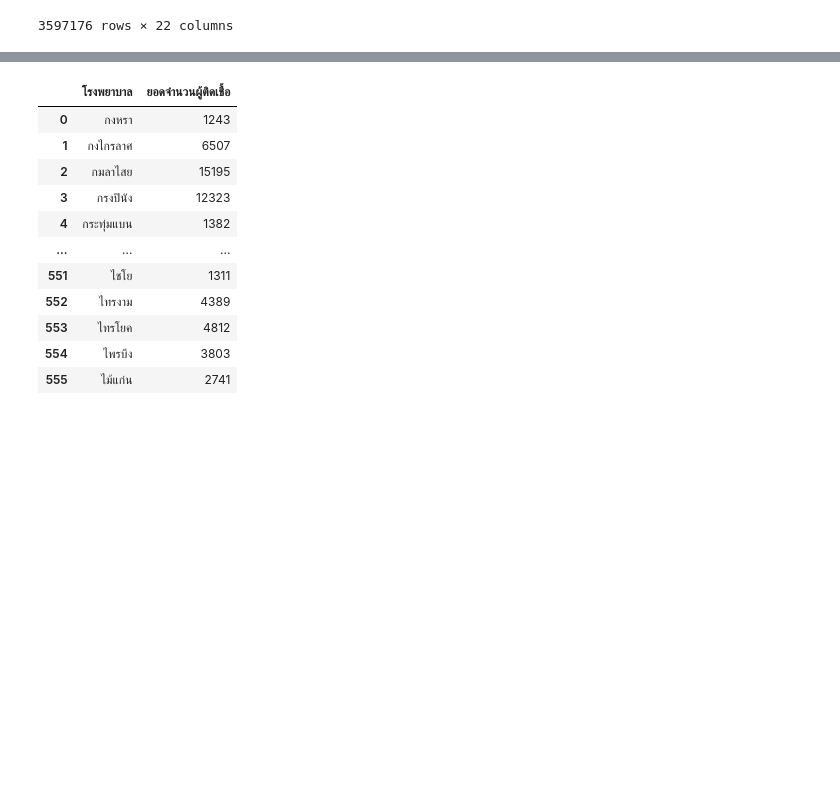
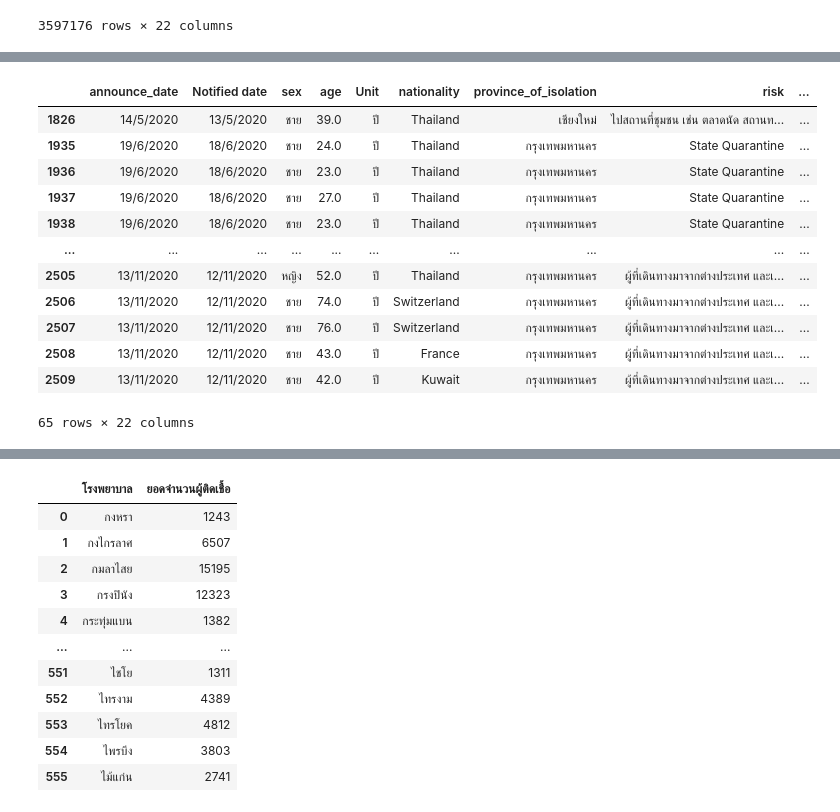
Before and after one commit to Umaporn19/data_viz_2022, a Jupyter notebook: Project_Dataviz.ipynb, the cells around one changed output, grey strips where cells are left out. Drawn from its saved outputs; the diff is of its cells as text; code cells hidden in the pictures; blank space fills up the shorter version.

```diff
--- a/Project_Dataviz.ipynb
+++ b/Project_Dataviz.ipynb
@@ -876,3 +876,12 @@ data_project  #แสดงค่า
 data_project.to_csv('data_project')
 # %%
 data_project.to_csv(os.path.join(path,'data_project.to_csv'))
+# %%
+year0=list()
+for each_row in data_project.iterrows():
+    if each_row[1]['announce_date'].split('/')[2] == '2020':
+        year0.append(True)
+    else:
+        year0.append(False)
+
+data_project[year0].head()
@@ -878,0 +896,16 @@ data_project.to_csv(os.path.join(path,'data_project.to_csv'))
+# %%
+data_project[year0]
+# %% [output]
+|  | announce_date | Notified date | sex | age | Unit | nationality | province_of_isolation | risk | ... |
+| 1826 | 14/5/2020 | 13/5/2020 | ชาย | 39.0 | ปี | Thailand | เชียงใหม่ | ไปสถานที่ชุมชน เช่น ตลาดนัด สถานท... | ... |
+| 1935 | 19/6/2020 | 18/6/2020 | ชาย | 24.0 | ปี | Thailand | กรุงเทพมหานคร | State Quarantine | ... |
+| 1936 | 19/6/2020 | 18/6/2020 | ชาย | 23.0 | ปี | Thailand | กรุงเทพมหานคร | State Quarantine | ... |
+| 1937 | 19/6/2020 | 18/6/2020 | ชาย | 27.0 | ปี | Thailand | กรุงเทพมหานคร | State Quarantine | ... |
+| 1938 | 19/6/2020 | 18/6/2020 | ชาย | 23.0 | ปี | Thailand | กรุงเทพมหานคร | State Quarantine | ... |
+| ... | ... | ... | ... | ... | ... | ... | ... | ... | ... |
+| 2505 | 13/11/2020 | 12/11/2020 | หญิง | 52.0 | ปี | Thailand | กรุงเทพมหานคร | ผู้ที่เดินทางมาจากต่างประเทศ และเ... | ... |
+| 2506 | 13/11/2020 | 12/11/2020 | ชาย | 74.0 | ปี | Switzerland | กรุงเทพมหานคร | ผู้ที่เดินทางมาจากต่างประเทศ และเ... | ... |
+| 2507 | 13/11/2020 | 12/11/2020 | ชาย | 76.0 | ปี | Switzerland | กรุงเทพมหานคร | ผู้ที่เดินทางมาจากต่างประเทศ และเ... | ... |
+| 2508 | 13/11/2020 | 12/11/2020 | ชาย | 43.0 | ปี | France | กรุงเทพมหานคร | ผู้ที่เดินทางมาจากต่างประเทศ และเ... | ... |
+| 2509 | 13/11/2020 | 12/11/2020 | ชาย | 42.0 | ปี | Kuwait | กรุงเทพมหานคร | ผู้ที่เดินทางมาจากต่างประเทศ และเ... | ... |
+65 rows × 22 columns
```
Also changed, not shown: parts of 17 cells of this notebook.
